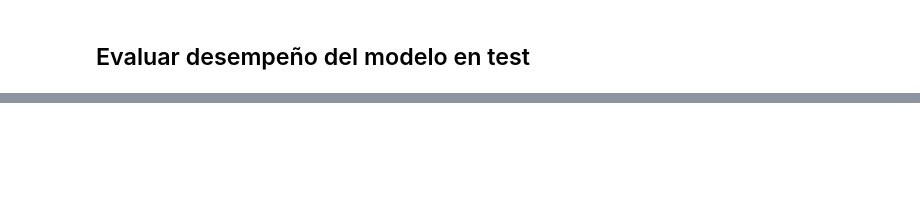
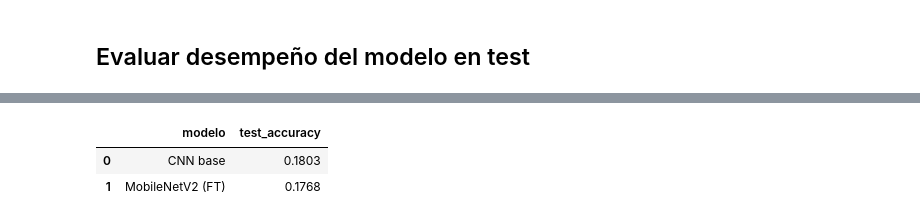
Before and after one commit to juangomcar/ProyectoDeepLearning_FutbolEmociones, a Jupyter notebook: notebooks/CNN_Entrenamiento.ipynb, the cells around one changed output, grey strips where cells are left out. Drawn from its saved outputs; the diff is of its cells as text; code cells hidden in the pictures; blank space fills up the shorter version.

```diff
--- a/notebooks/CNN_Entrenamiento.ipynb
+++ b/notebooks/CNN_Entrenamiento.ipynb
@@ -509,0 +623,7 @@ Siguele perrito
+# %%
+y_true_cnn, y_pred_cnn = predict_labels(model, test_ds)
+acc_cnn = float((y_true_cnn == y_pred_cnn).mean())
+plot_confusion_matrix(y_true_cnn, y_pred_cnn, CLASS_NAMES, f"CNN base · acc={acc_cnn:.4f}", "cnn_base_confusion_matrix.png")
+display_classification_report(y_true_cnn, y_pred_cnn, CLASS_NAMES, "cnn_base")
+show_sample_predictions(model, test_ds, CLASS_NAMES, "cnn_base")
+print(f"[CNN base] Test accuracy: {acc_cnn:.4f}")
@@ -509,0 +645,7 @@ Siguele perrito
+# %%
+y_true_tl, y_pred_tl = predict_labels(model_tl, test_ds_rgb)
+acc_tl = float((y_true_tl == y_pred_tl).mean())
+plot_confusion_matrix(y_true_tl, y_pred_tl, CLASS_NAMES, f"MobileNetV2 (FT) · acc={acc_tl:.4f}", "mobilenetv2_ft_confusion_matrix.png")
+display_classification_report(y_true_tl, y_pred_tl, CLASS_NAMES, "mobilenetv2_ft")
+show_sample_predictions(model_tl, test_ds_rgb, CLASS_NAMES, "mobilenetv2_ft")
+print(f"[MobileNetV2 (FT)] Test accuracy: {acc_tl:.4f}")
@@ -509,0 +667,9 @@ Siguele perrito
+# %%
+resumen = pd.DataFrame(
+    {"modelo": ["CNN base", "MobileNetV2 (FT)"], "test_accuracy": [acc_cnn, acc_tl]}
+).sort_values("test_accuracy", ascending=False)
+display(resumen.style.background_gradient(cmap="Blues").format({"test_accuracy":"{:.4f}"}))
+# %% [output]
+|  | modelo | test_accuracy |
+| 0 | CNN base | 0.1803 |
+| 1 | MobileNetV2 (FT) | 0.1768 |
```
Also changed, not shown: parts of 21 cells of this notebook, 30 other files.
